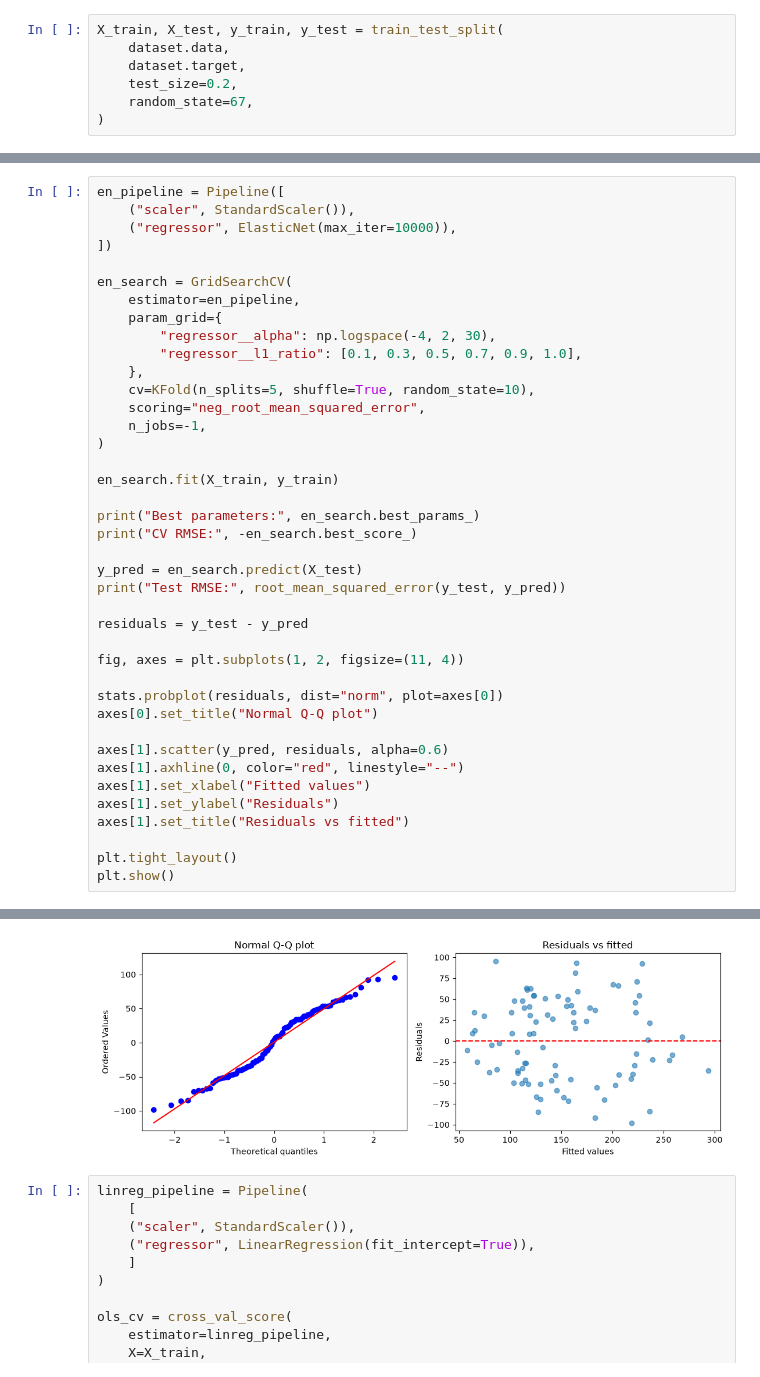
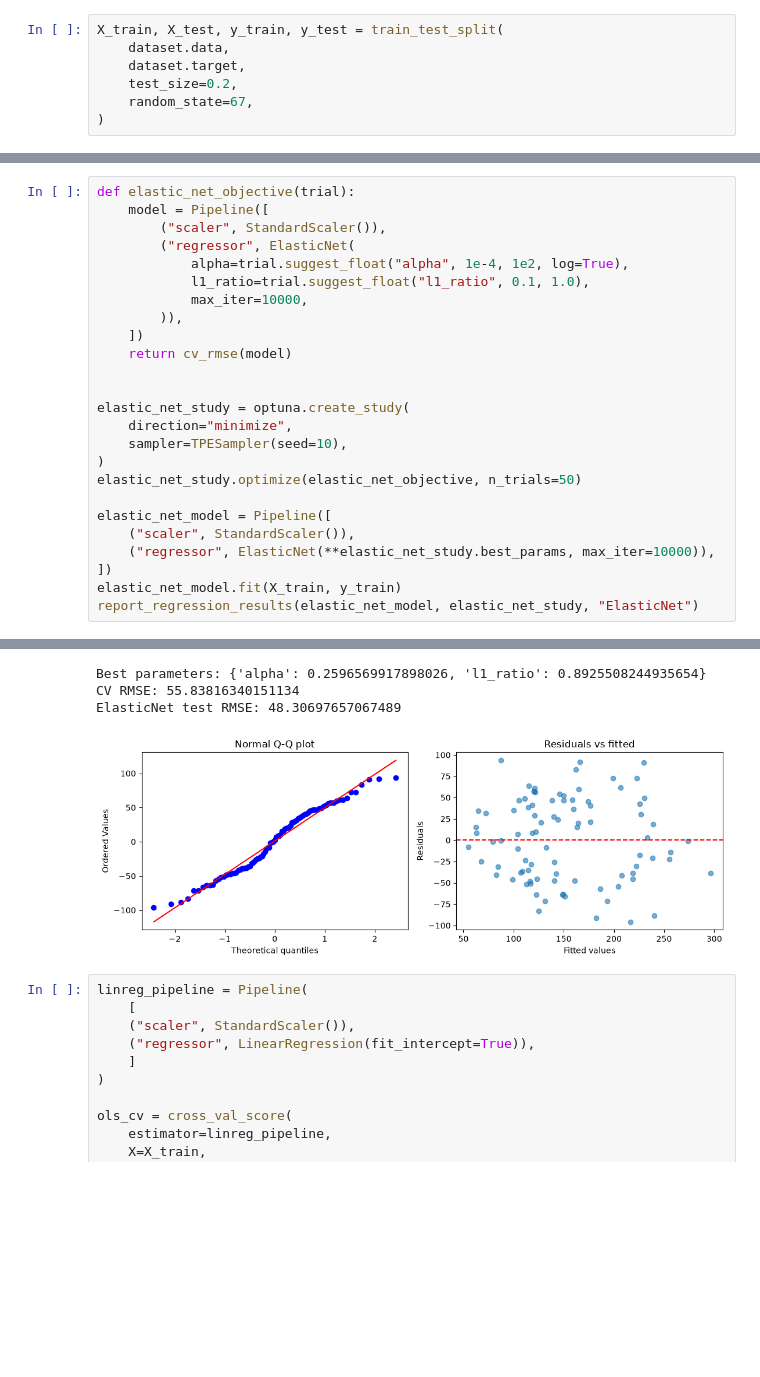
Before and after one commit to beep1000101/ml-classic, a Jupyter notebook: notebooks/linear_reg_diabetes_sklearn.ipynb, the cells around one changed output, grey strips where cells are left out. Saved outputs shown, nothing was run; the diff lists cells and outputs as text; blank space fills up the shorter version.

```diff
--- a/notebooks/linear_reg_diabetes_sklearn.ipynb
+++ b/notebooks/linear_reg_diabetes_sklearn.ipynb
@@ -293,42 +336,27 @@ Test RMSE: 48.476724757645016
 [figure]
 # %%
-en_pipeline = Pipeline([
+def elastic_net_objective(trial):
+    model = Pipeline([
+        ("scaler", StandardScaler()),
+        ("regressor", ElasticNet(
+            alpha=trial.suggest_float("alpha", 1e-4, 1e2, log=True),
+            l1_ratio=trial.suggest_float("l1_ratio", 0.1, 1.0),
+            max_iter=10000,
+        )),
+    ])
+    return cv_rmse(model)
+
+
+elastic_net_study = optuna.create_study(
+    direction="minimize",
+    sampler=TPESampler(seed=10),
+)
+elastic_net_study.optimize(elastic_net_objective, n_trials=50)
+
+elastic_net_model = Pipeline([
     ("scaler", StandardScaler()),
-    ("regressor", ElasticNet(max_iter=10000)),
+    ("regressor", ElasticNet(**elastic_net_study.best_params, max_iter=10000)),
 ])
-
-en_search = GridSearchCV(
-    estimator=en_pipeline,
-    param_grid={
-        "regressor__alpha": np.logspace(-4, 2, 30),
-        "regressor__l1_ratio": [0.1, 0.3, 0.5, 0.7, 0.9, 1.0],
-    },
-    cv=KFold(n_splits=5, shuffle=True, random_state=10),
-    scoring="neg_root_mean_squared_error",
-    n_jobs=-1,
-)
-
-en_search.fit(X_train, y_train)
-
-print("Best parameters:", en_search.best_params_)
-print("CV RMSE:", -en_search.best_score_)
-
-y_pred = en_search.predict(X_test)
-print("Test RMSE:", root_mean_squared_error(y_test, y_pred))
-
-residuals = y_test - y_pred
-
-fig, axes = plt.subplots(1, 2, figsize=(11, 4))
-
-stats.probplot(residuals, dist="norm", plot=axes[0])
-axes[0].set_title("Normal Q-Q plot")
-
-axes[1].scatter(y_pred, residuals, alpha=0.6)
-axes[1].axhline(0, color="red", linestyle="--")
-axes[1].set_xlabel("Fitted values")
-axes[1].set_ylabel("Residuals")
-axes[1].set_title("Residuals vs fitted")
-
-plt.tight_layout()
-plt.show()
+elastic_net_model.fit(X_train, y_train)
+report_regression_results(elastic_net_model, elastic_net_study, "ElasticNet")
 # %% [output]
@@ -338,4 +380,7 @@ Test RMSE: 48.46402715912889
+Best parameters: {'alpha': 0.2596569917898026, 'l1_ratio': 0.8925508244935654}
+CV RMSE: 55.83816340151134
+ElasticNet test RMSE: 48.30697657067489
-[figure, old version]
+[figure, new version]
 # %%
 linreg_pipeline = Pipeline(
     [
```
Also changed, not shown: parts of 7 cells of this notebook.
